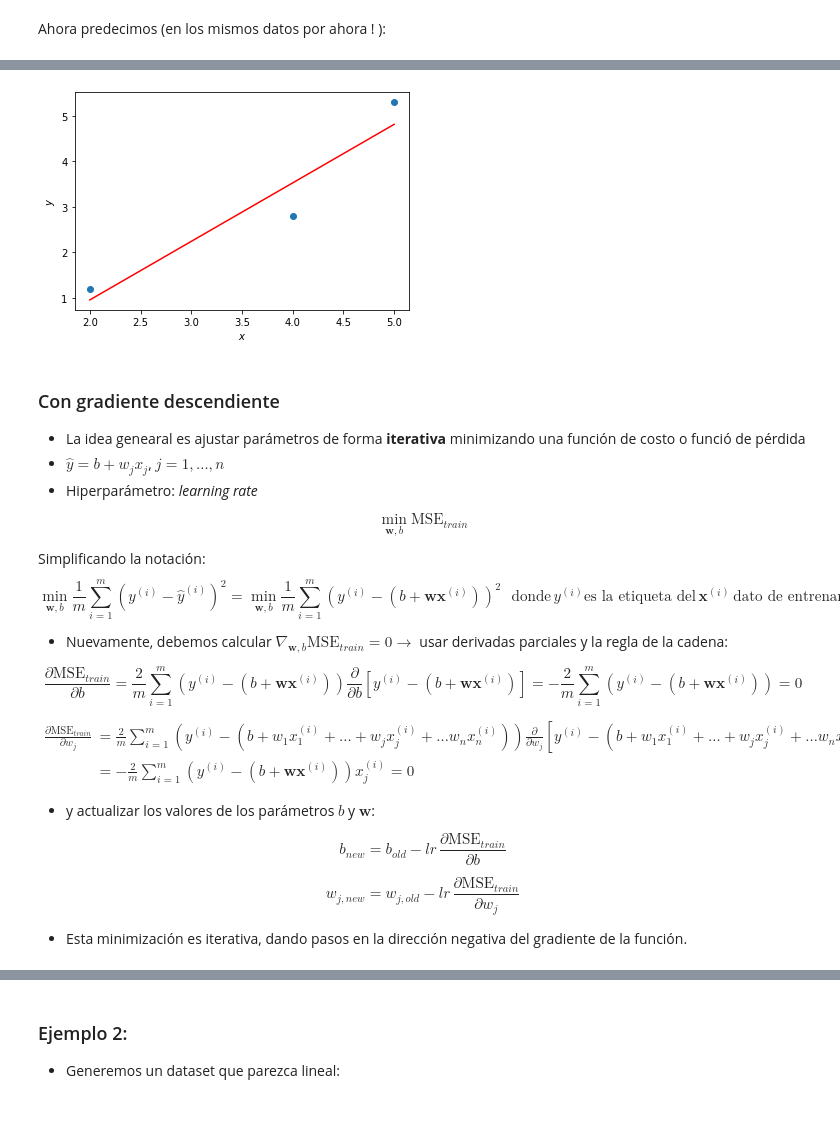
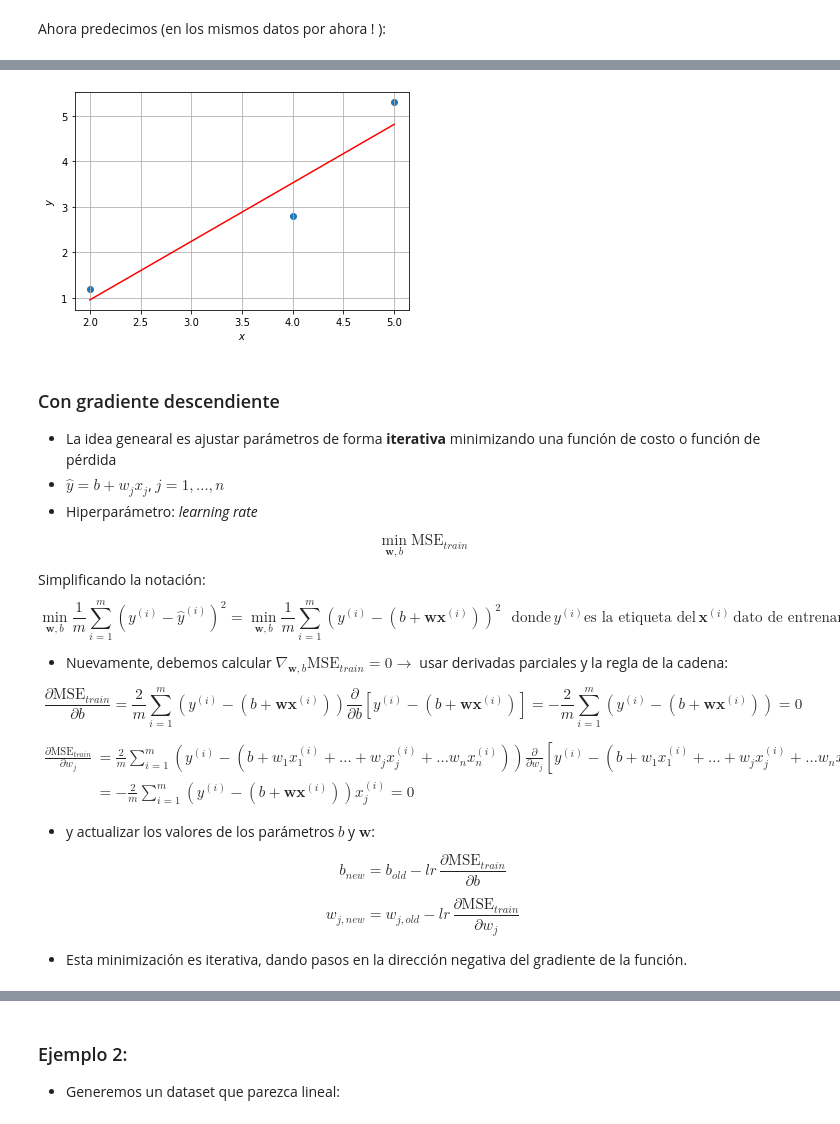
Before and after one commit to rpezoa/ML_Aplicado, a Jupyter notebook: clases/01_Introduccion_Regresion_Lineal.ipynb, the cells around one changed output, grey strips where cells are left out. Cells and saved outputs as stored; diff of their text form; code cells hidden in the pictures.

```diff
--- a/clases/01_Introduccion_Regresion_Lineal.ipynb
+++ b/clases/01_Introduccion_Regresion_Lineal.ipynb
@@ -132,6 +131,7 @@ plt.scatter(X_train,y_train)
 plt.plot(X_train,y_pred,color="r")
 plt.xlabel("$x$")
 plt.ylabel("$y$")
+plt.grid()
 plt.show()
 # %% [output]
 w_0: [-1.61428571] w_1: [1.28571429]
@@ -139,10 +139,11 @@ Elapsed time: 0.0027289390563964844 segs.
-[figure, old version]
+[figure, new version]
 # %% [markdown]
 ### Con gradiente descendiente
 
-- La idea genearal es ajustar parámetros de forma **iterativa** minimizando una función de costo o funció de pérdida
+- La idea genearal es ajustar parámetros de forma **iterativa** minimizando una función de costo o función de pérdida
 - $\hat{y} = b + w_j x_j$, $j=1,\ldots,n$
 - Hiperparámetro: *learning rate*
+
 
 $$
 \min_{\mathbf{w},b} \text{MSE}_{train}
```
Also changed, not shown: parts of 13 cells of this notebook.
